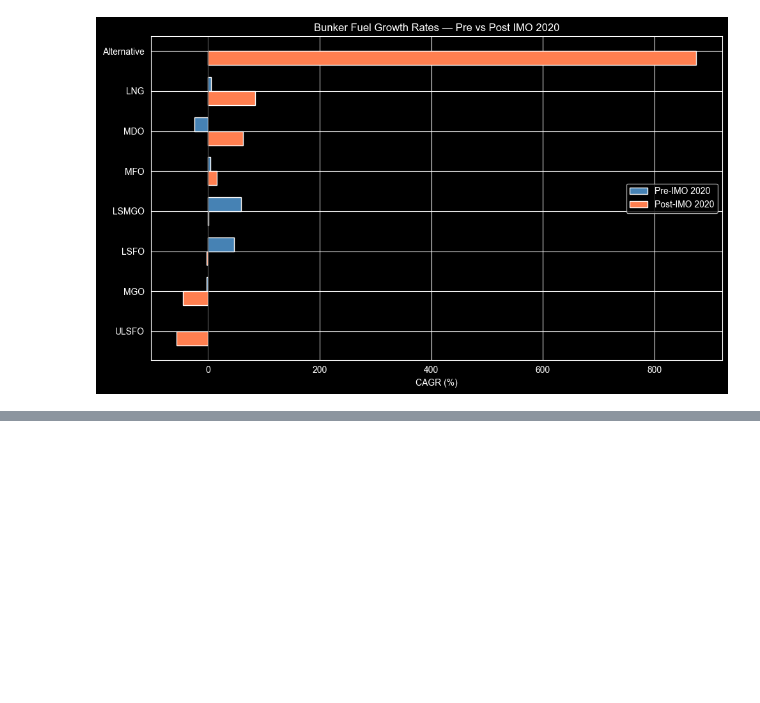
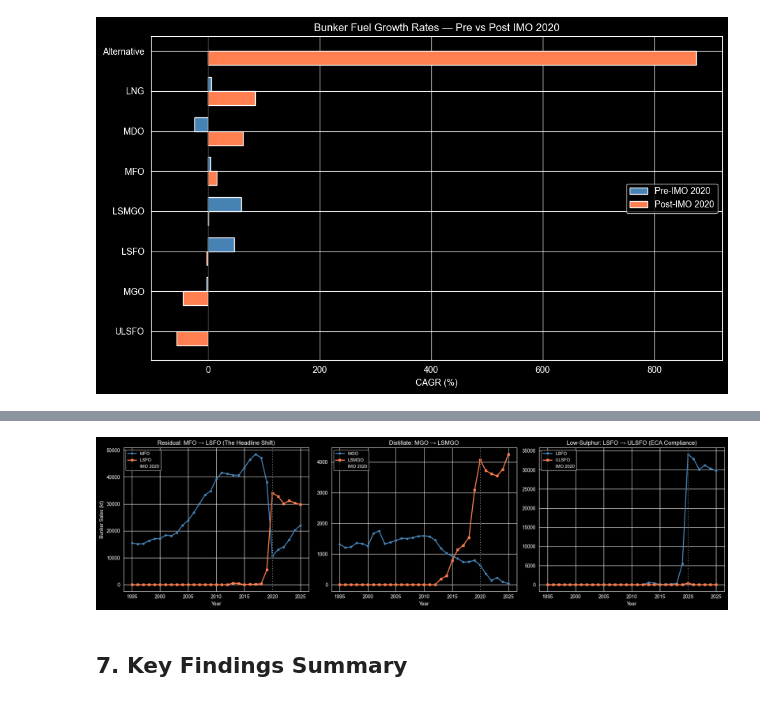
Before and after one commit to Javen420/Exports-Analysis, a Jupyter notebook: notebooks/market_overview.ipynb, the cells around one changed output, grey strips where cells are left out. Saved outputs shown, nothing was run; the diff lists cells and outputs as text; code cells hidden in the pictures; blank space fills up the shorter version.

```diff
--- a/notebooks/market_overview.ipynb
+++ b/notebooks/market_overview.ipynb
@@ -171,0 +291,21 @@ plt.show()
+# %%
+# Absolute volume comparison for each transition pair
+fig, axes = plt.subplots(1, 3, figsize=(18, 5))
+
+for ax, (old, new, title) in zip(axes, pairs):
+    if old in annual_wide.columns:
+        ax.plot(annual_wide.index, annual_wide[old], marker="o", markersize=4, linewidth=2, label=old, color="steelblue")
+    if new in annual_wide.columns:
+        ax.plot(annual_wide.index, annual_wide[new], marker="s", markersize=4, linewidth=2, label=new, color="coral")
+    ax.axvline(2020, color="black", linestyle="--", linewidth=1, label="IMO 2020")
+    ax.set_title(title)
+    ax.set_xlabel("Year")
+    ax.legend(loc="best", fontsize=9)
+
+axes[0].set_ylabel("Bunker Sales (kt)")
+plt.tight_layout()
+plt.show()
+# %% [output]
+[figure, added]
+# %% [markdown]
+## 7. Key Findings Summary
```
Also changed, not shown: parts of 7 cells of this notebook, 1 other file.
